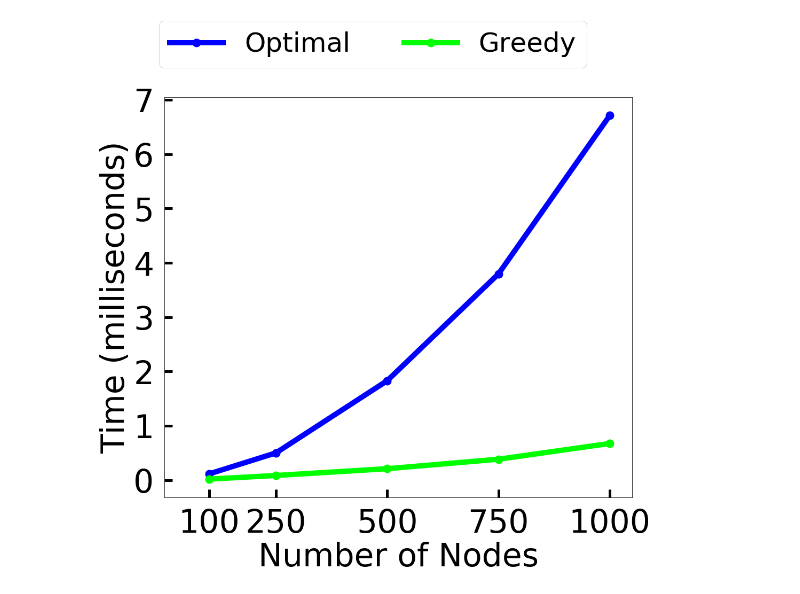
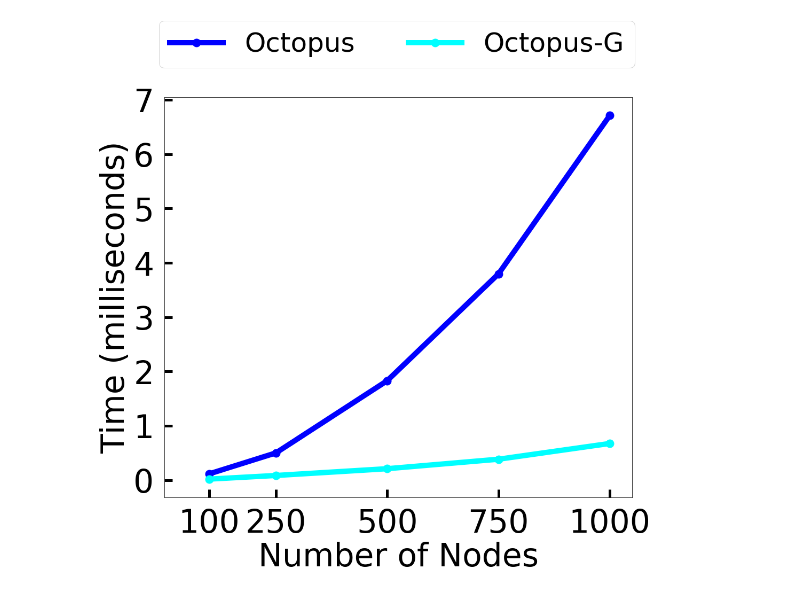
Before and after one commit to caitaozhan/testing, a Jupyter notebook: maximum-weight-matching/plot.ipynb, the cells around one changed output. Drawn from its saved outputs; the diff is of its cells as text; code cells hidden in the pictures.

```diff
--- a/maximum-weight-matching/plot.ipynb
+++ b/maximum-weight-matching/plot.ipynb
@@ -9,33 +9,33 @@ plt.rcParams['lines.markersize'] = 15
 fig, ax = plt.subplots(figsize=(16, 16))
 fig.subplots_adjust(left=0.2, right=0.96, top=0.8, bottom=0.15)
 
 octopus = np.loadtxt('octopus.txt')
 d = defaultdict(list)
 for n, t in octopus:
     d[n].append(t)
 X, Y = [], []
 for key, val in d.items():
     X.append(int(key))
     Y.append(np.mean(val)*1000)
-plt.plot(X, Y, marker='o', label='Optimal', color='b')
+plt.plot(X, Y, marker='o', label='Octopus', color='b')
 
 octopus = np.loadtxt('octopus-greedy.txt')
 d = defaultdict(list)
 for n, t in octopus:
     d[n].append(t)
 X, Y = [], []
 for key, val in d.items():
     X.append(int(key))
     Y.append(np.mean(val)*1000)
-plt.plot(X, Y, marker='o', label='Greedy', color='lime')
+plt.plot(X, Y, marker='o', label='Octopus-G', color='cyan')
 ax.set_xlabel('Number of Nodes')
 ax.set_xlim([0, 1050])
 ax.set_xticks([100, 250, 500, 750, 1000])
 ax.set_ylabel('Time (milliseconds)')
 ax.set_yticks(range(8))
 box_to_anchor = (-0.04, 1.04)
 ax.legend(bbox_to_anchor=box_to_anchor, loc='lower left', ncol=2, fontsize=50)
 ax.tick_params(direction='in', length=15, width=5, pad=20)
 fig.savefig('runtime.png')
 # %% [output]
-[figure, old version]
+[figure, new version]
```
Also changed, not shown: 1 other file.
